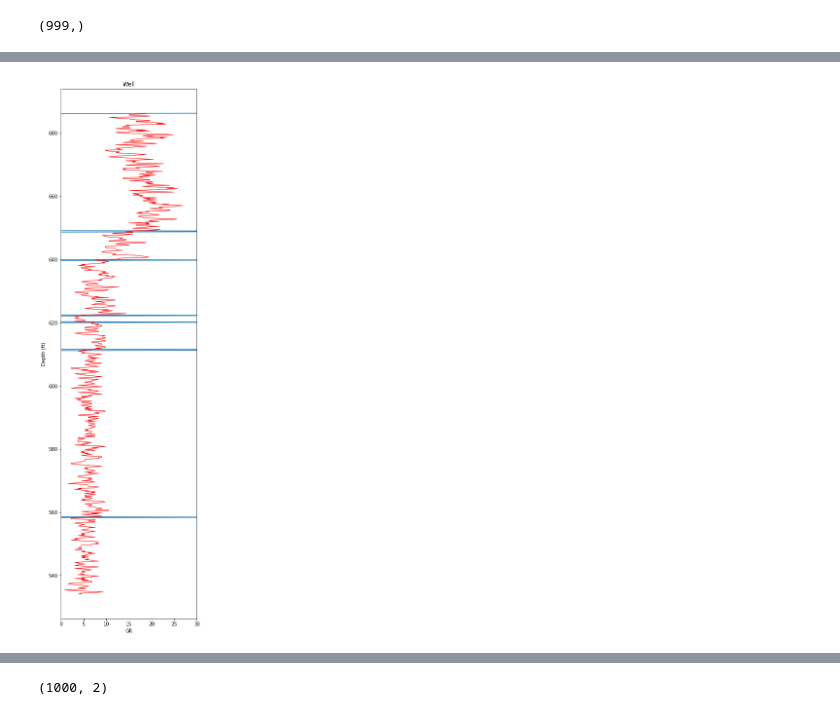
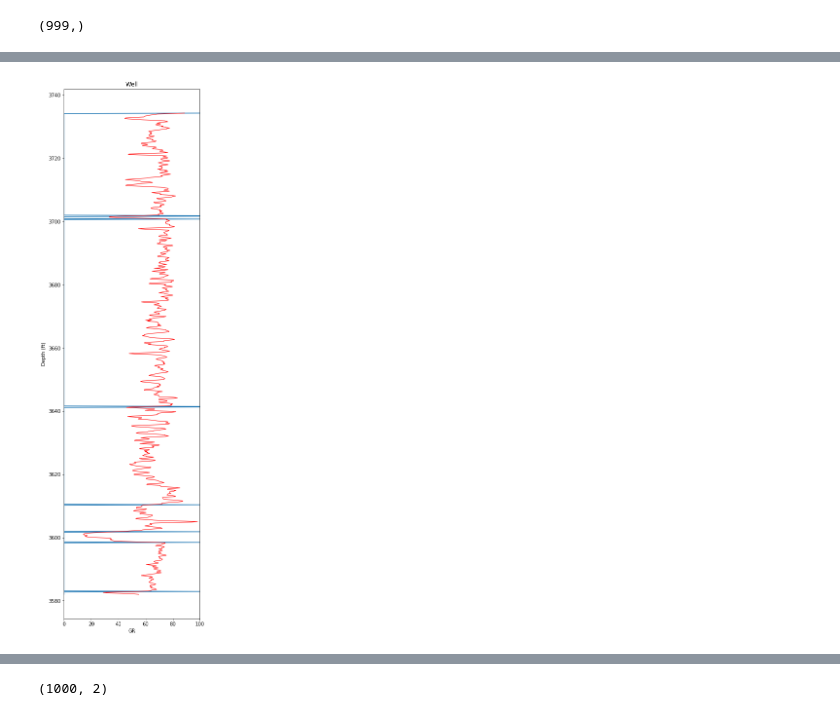
Before and after one commit to phamnam95/Hackathon, a Jupyter notebook: Olga .ipynb, the cells around one changed output, grey strips where cells are left out. Drawn from its saved outputs; the diff is of its cells as text; code cells hidden in the pictures.

```diff
--- a/Olga .ipynb
+++ b/Olga .ipynb
@@ -315,9 +315,10 @@ def neg_binominal_prior(t, k, p):
 # %% [output]
 Use scipy logsumexp().
 # %%
+import pandas as pd
 df = pd.DataFrame()
-df['depth'] = las.index[0:1000]
-df['gr'] = las['GR'][0:1000]
-
+df['depth'] = las.index[20000:21000]
+df['gr'] = las['GR'][20000:21000]
+df['dtc']= las['DTC'][20000:21000]
 df.head()
 # %% [output]
@@ -345,10 +346,10 @@ Q, P, Pcp = offline_changepoint_detection(dat, partial(const_prior, l=(len(dat)+
 # %%
 picks = np.exp(Pcp).sum(0)
 picks = picks.reshape(1,-1)
-bin_picks = np.squeeze(binarize(picks, threshold = 0.3))*45
+bin_picks = np.squeeze(binarize(picks, threshold = 0.3))*100
 # %%
 print(bin_picks.shape)
-df['gr_top']=np.append(bin_picks, 45)
+df['gr_top']=np.append(bin_picks, 100)
 # %% [output]
 (999,)
 # %%
@@ -381,14 +363,14 @@ array([ 0.,  0.,  0.,  0.,  0.,  0.,  0.,  0.,  0.,  0.,  0.,  0.,  0.,
 # %%
 plt.figure(figsize=(5,20))
 plt.plot( df.gr_top.values, df.depth.values)
 plt.plot( df.gr, df.depth.values,'-r', linewidth=1,alpha=1)
 plt.xlabel('GR')
 plt.ylabel('Depth (ft)')
 plt.title('Well')
-plt.xlim(0,30)
+plt.xlim(0,100)
 plt.show()
 # %% [output]
-[figure, old version]
+[figure, new version]
 # %%
 from __future__ import division
 import numpy as np
```
Also changed, not shown: parts of 26 cells of this notebook.
